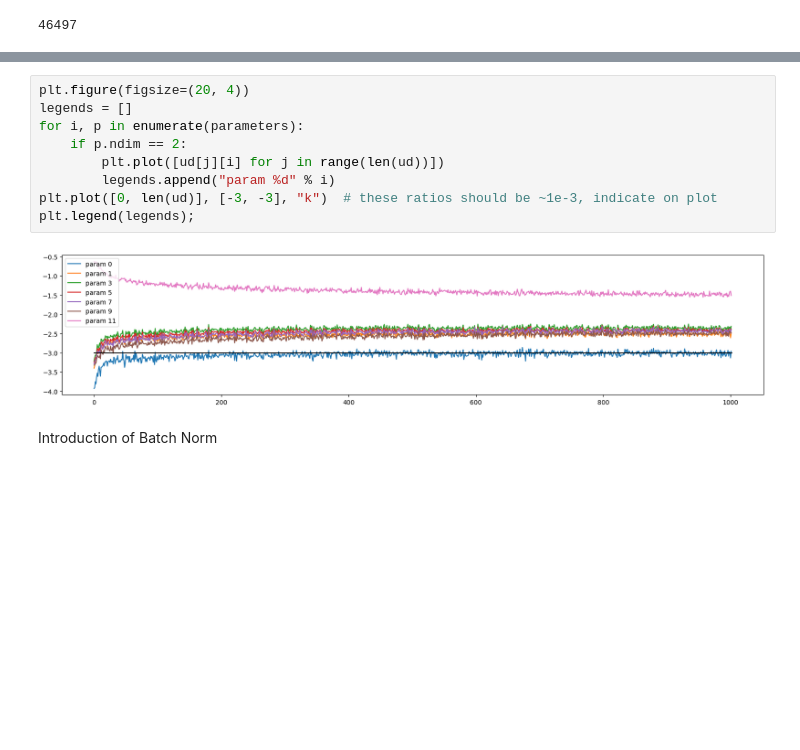
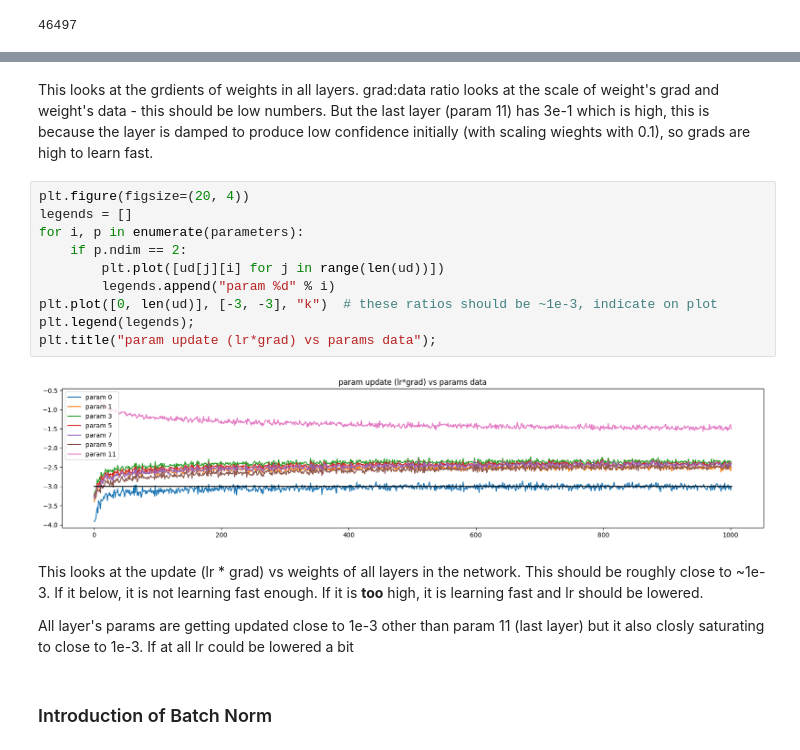
Before and after one commit to mnjm/makemore, a Jupyter notebook: 3-mlp-2.ipynb, the cells around one changed output, grey strips where cells are left out. Saved outputs shown, nothing was run; the diff lists cells and outputs as text; blank space fills up the shorter version.

```diff
--- a/3-mlp-2.ipynb
+++ b/3-mlp-2.ipynb
@@ -1308,16 +1310,23 @@ weight  (100, 27) | mean -0.000000 | std 2.152389e-02 | grad:data ratio 3.077174
+# %% [markdown]
+This looks at the grdients of weights in all layers. grad:data ratio looks at the scale of weight's grad and weight's data - this should be low numbers. But the last layer (param 11) has 3e-1 which is high, this is because the layer is damped to produce low confidence initially (with scaling wieghts with 0.1), so grads are high to learn fast.
 # %%
 plt.figure(figsize=(20, 4))
 legends = []
 for i, p in enumerate(parameters):
     if p.ndim == 2:
         plt.plot([ud[j][i] for j in range(len(ud))])
         legends.append("param %d" % i)
 plt.plot([0, len(ud)], [-3, -3], "k")  # these ratios should be ~1e-3, indicate on plot
 plt.legend(legends);
+plt.title("param update (lr*grad) vs params data");
 # %% [output]
-[figure, old version]
+[figure, new version]
+# %% [markdown]
+This looks at the update (lr * grad) vs weights of all layers in the network. This should be roughly close to ~1e-3. If it below, it is not learning fast enough. If it is **too** high, it is learning fast and lr should be lowered.
+
+All layer's params are getting updated close to 1e-3 other than param 11 (last layer) but it also closly saturating to close to 1e-3. If at all lr could be lowered a bit
 # %% [markdown]
-Introduction of Batch Norm
+### Introduction of Batch Norm
 # %%
 n_embd = 10  # the dimensionality of the character embedding vectors
 n_hidden = 100  # the number of neurons in the hidden layer of the MLP
```
Also changed, not shown: parts of 64 cells of this notebook, 2 other files.
